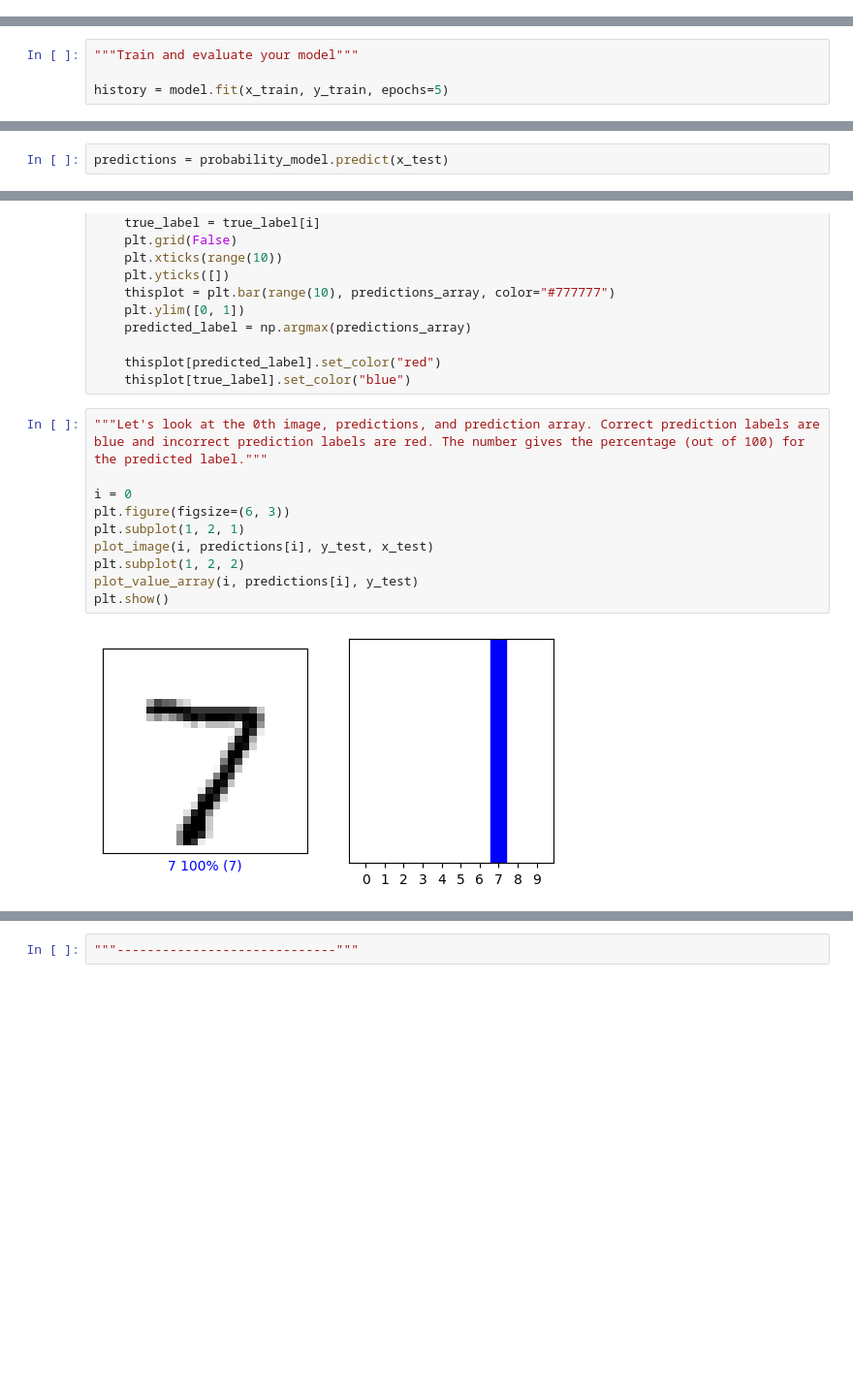
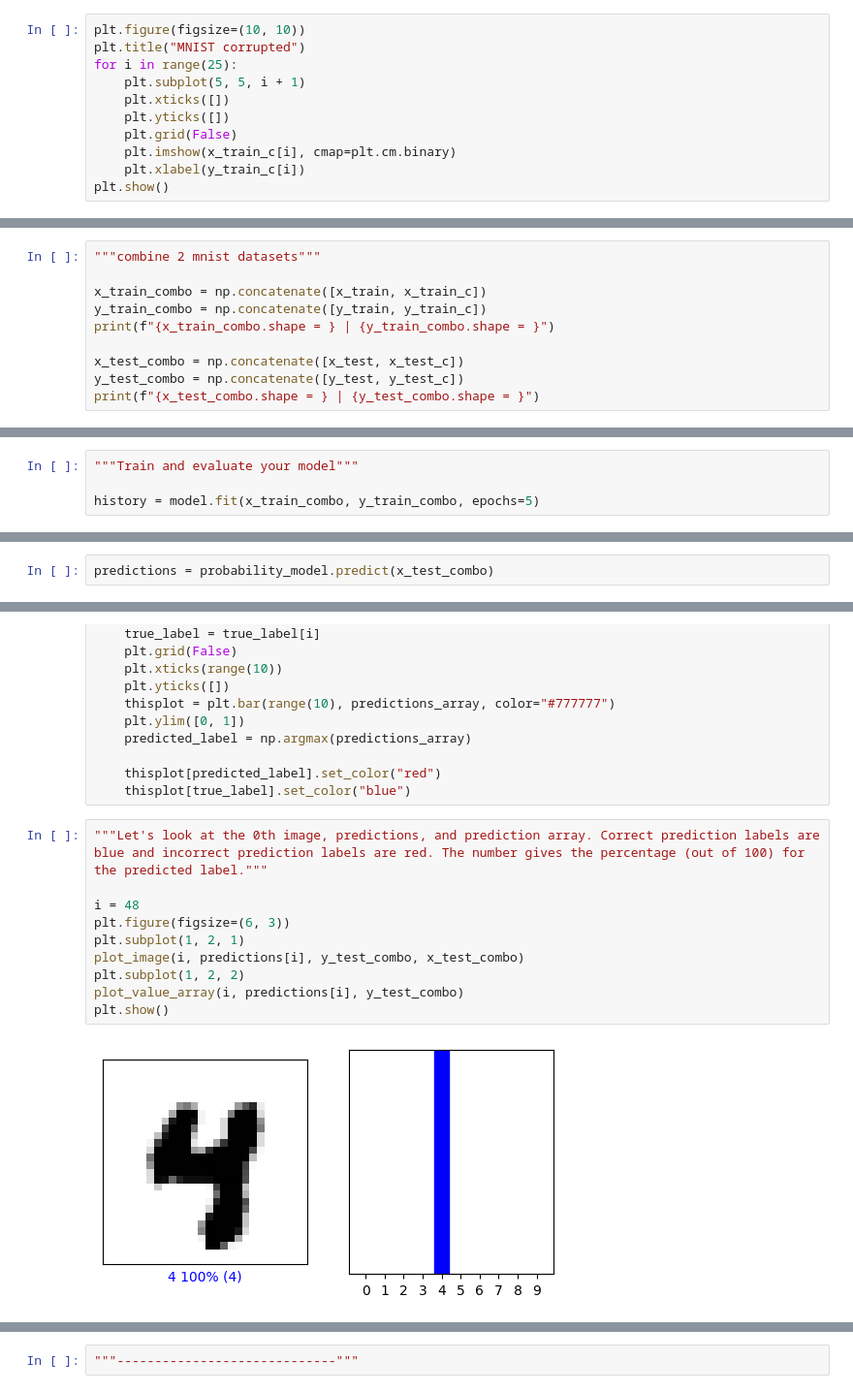
Before and after one commit to Valentin-Golyonko/SudokuML, a Jupyter notebook: app/board/logic/tf.ipynb, the cells around one changed output, grey strips where cells are left out. Shown at 97% size. Drawn from its saved outputs; the diff is of its cells as text; blank space fills up the shorter version.

```diff
--- a/app/board/logic/tf.ipynb
+++ b/app/board/logic/tf.ipynb
@@ -106,0 +138,11 @@ plt.show()
+# %%
+plt.figure(figsize=(10, 10))
+plt.title("MNIST corrupted")
+for i in range(25):
+    plt.subplot(5, 5, i + 1)
+    plt.xticks([])
+    plt.yticks([])
+    plt.grid(False)
+    plt.imshow(x_train_c[i], cmap=plt.cm.binary)
+    plt.xlabel(y_train_c[i])
+plt.show()
@@ -150,3 +194,13 @@ model.compile(
     loss=loss_fn,
     metrics=["accuracy"],
 )
+# %%
+"""combine 2 mnist datasets"""
+
+x_train_combo = np.concatenate([x_train, x_train_c])
+y_train_combo = np.concatenate([y_train, y_train_c])
+print(f"{x_train_combo.shape = } | {y_train_combo.shape = }")
+
+x_test_combo = np.concatenate([x_test, x_test_c])
+y_test_combo = np.concatenate([y_test, y_test_c])
+print(f"{x_test_combo.shape = } | {y_test_combo.shape = }")
@@ -153,6 +210,6 @@ model.compile(
 # %%
 """Train and evaluate your model"""
 
-history = model.fit(x_train, y_train, epochs=5)
+history = model.fit(x_train_combo, y_train_combo, epochs=5)
 # %% [output]
 Epoch 1/5
@@ -207,5 +263,5 @@ With the model trained, you can use it to make predictions about some images. At
 
 probability_model = tf.keras.Sequential([model, tf.keras.layers.Softmax()])
 # %%
-predictions = probability_model.predict(x_test)
+predictions = probability_model.predict(x_test_combo)
 # %% [output]
@@ -262,15 +318,15 @@ def plot_value_array(i, predictions_array, true_label):
 # %%
 """Let's look at the 0th image, predictions, and prediction array. Correct prediction labels are blue and incorrect prediction labels are red. The number gives the percentage (out of 100) for the predicted label."""
 
-i = 0
+i = 48
 plt.figure(figsize=(6, 3))
 plt.subplot(1, 2, 1)
-plot_image(i, predictions[i], y_test, x_test)
+plot_image(i, predictions[i], y_test_combo, x_test_combo)
 plt.subplot(1, 2, 2)
-plot_value_array(i, predictions[i], y_test)
+plot_value_array(i, predictions[i], y_test_combo)
 plt.show()
 # %% [output]
-[figure, old version]
+[figure, new version]
 # %%
 # Plot the first X test images, their predicted labels, and the true labels.
 # Color correct predictions in blue and incorrect predictions in red.
```
Also changed, not shown: parts of 25 cells of this notebook, 3 other files.
